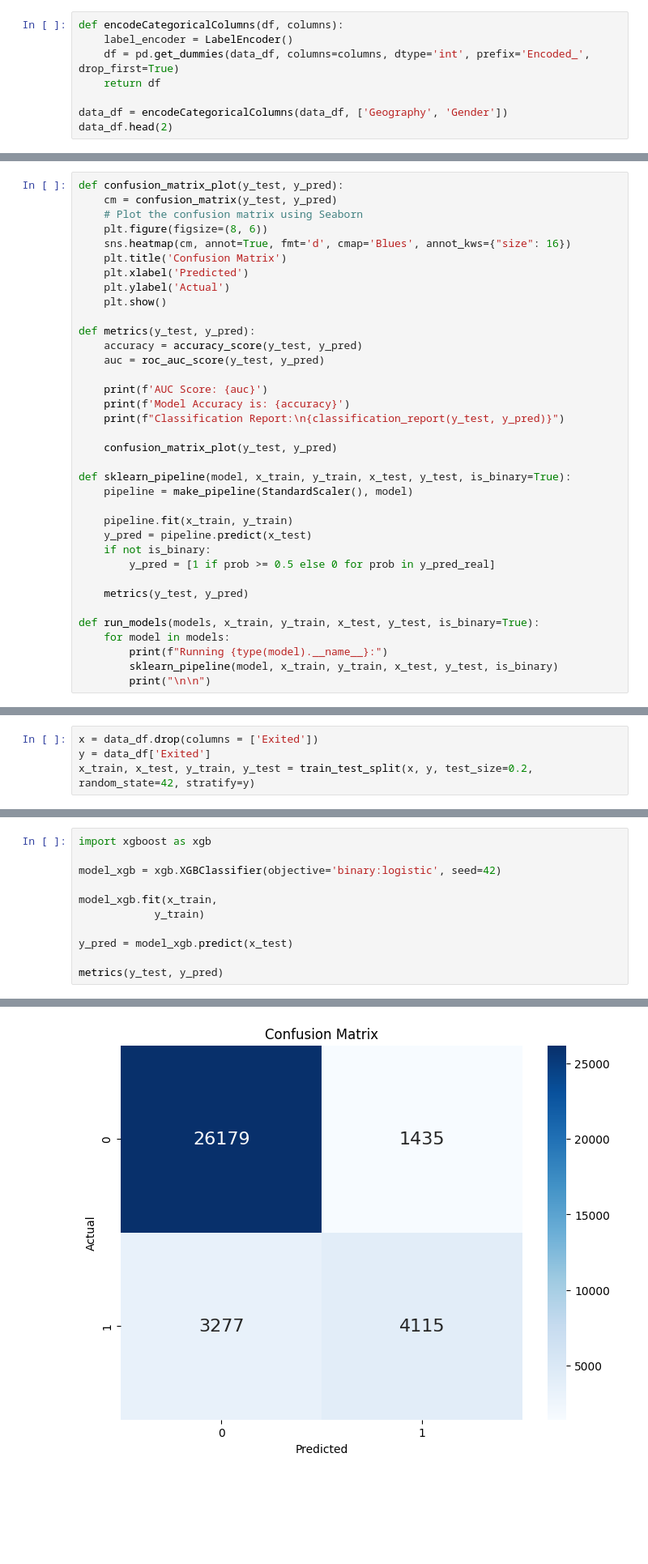
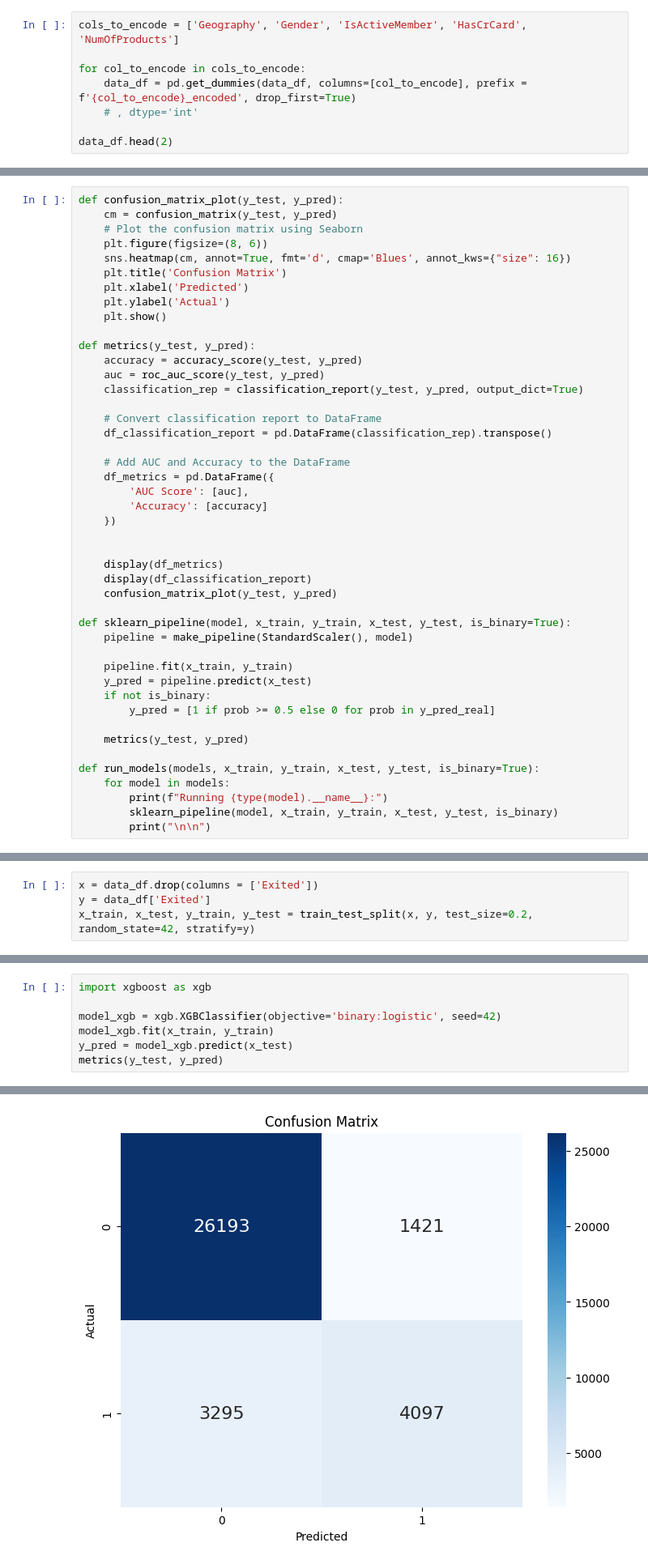
Before and after one commit to saurav-y/predicting_bank_churn__applied-ml, a Jupyter notebook: model.ipynb, the cells around one changed output, grey strips where cells are left out. Shown at 81% size. Drawn from its saved outputs; the diff is of its cells as text; blank space fills up the shorter version.

```diff
--- a/model.ipynb
+++ b/model.ipynb
@@ -95,11 +95,11 @@ CustomerId Top Frequencies:
 # %% [markdown]
 ### Encoding Categorical Data
 # %%
-def encodeCategoricalColumns(df, columns):
-    label_encoder = LabelEncoder()
-    df = pd.get_dummies(data_df, columns=columns, dtype='int', prefix='Encoded_', drop_first=True)
-    return df
+cols_to_encode = ['Geography', 'Gender', 'IsActiveMember', 'HasCrCard', 'NumOfProducts']
 
-data_df = encodeCategoricalColumns(data_df, ['Geography', 'Gender'])
+for col_to_encode in cols_to_encode:
+    data_df = pd.get_dummies(data_df, columns=[col_to_encode], prefix = f'{col_to_encode}_encoded', drop_first=True)
+    # , dtype='int'
+
 data_df.head(2)
 # %% [output]
@@ -175,11 +175,20 @@ def confusion_matrix_plot(y_test, y_pred):
 def metrics(y_test, y_pred):
     accuracy = accuracy_score(y_test, y_pred)
     auc = roc_auc_score(y_test, y_pred)
+    classification_rep = classification_report(y_test, y_pred, output_dict=True)
 
-    print(f'AUC Score: {auc}')
-    print(f'Model Accuracy is: {accuracy}')
-    print(f"Classification Report:\n{classification_report(y_test, y_pred)}")
+    # Convert classification report to DataFrame
+    df_classification_report = pd.DataFrame(classification_rep).transpose()
 
+    # Add AUC and Accuracy to the DataFrame
+    df_metrics = pd.DataFrame({
+        'AUC Score': [auc],
+        'Accuracy': [accuracy]
+    })
+
+
+    display(df_metrics)
+    display(df_classification_report)
     confusion_matrix_plot(y_test, y_pred)
 
 def sklearn_pipeline(model, x_train, y_train, x_test, y_test, is_binary=True):
@@ -345,11 +333,7 @@ weighted avg       0.84      0.85      0.84     35006
 import xgboost as xgb
 
 model_xgb = xgb.XGBClassifier(objective='binary:logistic', seed=42)
-
-model_xgb.fit(x_train,
-            y_train)
-
+model_xgb.fit(x_train, y_train)
 y_pred = model_xgb.predict(x_test)
-
 metrics(y_test, y_pred)
 # %% [output]
@@ -391,4 +348,4 @@ weighted avg       0.86      0.87      0.86     35006
-[figure, old version]
+[figure, new version]
 # %% [markdown]
 ### XGB with Hyperparameter Tuning
 # %%
```
Also changed, not shown: parts of 13 cells of this notebook.
